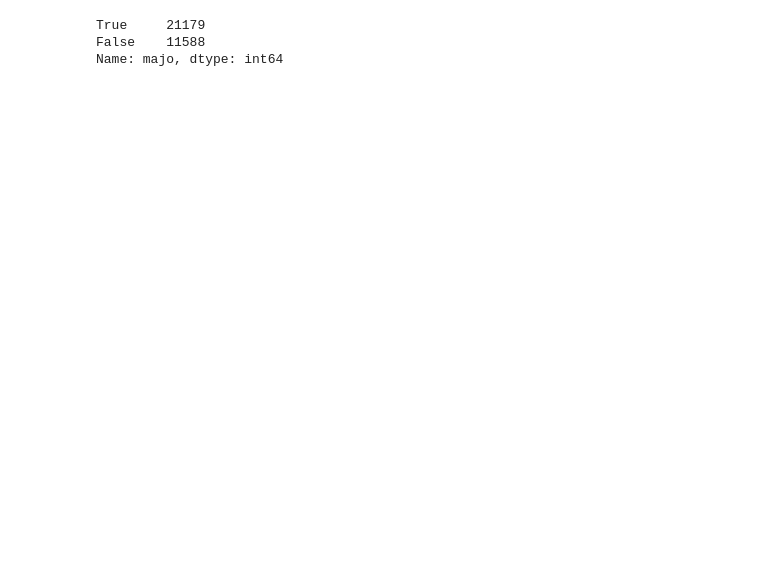
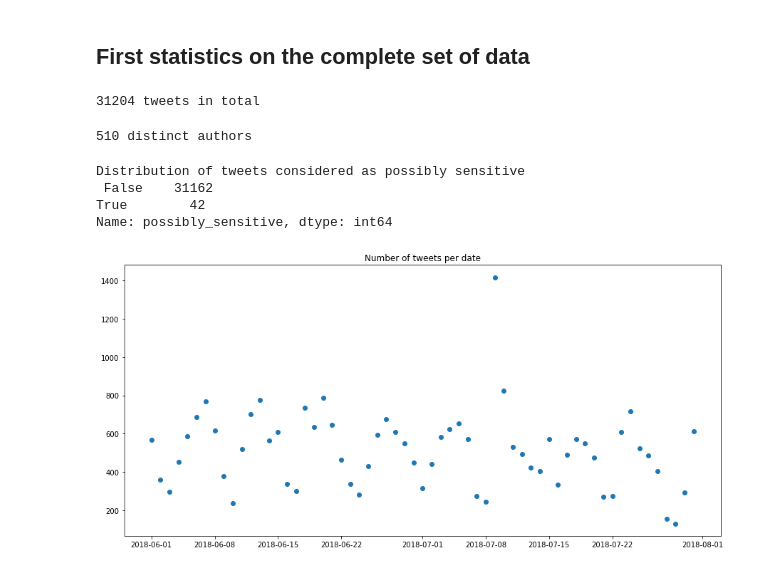
Before and after one commit to mthsansu/MLNLP, a Jupyter notebook: Code/Descriptive_statistics.ipynb, the cells around one changed output. Cells and saved outputs as stored; diff of their text form; code cells hidden in the pictures; blank space fills up the shorter version.

```diff
--- a/Code/Descriptive_statistics.ipynb
+++ b/Code/Descriptive_statistics.ipynb
@@ -138,8 +33,30 @@ hist = df["nb_mandats"].hist()
-# %%
-# Get number of majo
-
-df.majo.value_counts()
-# %% [output]
-True     21179
-False    11588
-Name: majo, dtype: int64
+# %% [markdown]
+## First statistics on the complete set of data
+# %%
+# Number of different tweets in the database
+print(len(df.id.unique()),"tweets in total")
+# %% [output]
+31204 tweets in total
+# %%
+# Number of different MPs in the database
+print(len(df.author_id.unique()),"distinct authors")
+# %% [output]
+510 distinct authors
+# %%
+# Distribution of tweets considered as possibly sensitive
+print("Distribution of tweets considered as possibly sensitive \n", df.possibly_sensitive.value_counts())
+# %% [output]
+Distribution of tweets considered as possibly sensitive
+ False    31162
+True        42
+Name: possibly_sensitive, dtype: int64
+# %%
+# Plot the number of tweets per date
+x = df.date.value_counts().index # Get the date as x-axis
+y = df.date.value_counts() # Get the number of tweets per date as y-axis
+figure(figsize=(15, 7))
+plt.title('Number of tweets per date')
+plt.plot_date(x, y, xdate=True)
+plt.show() # Plot the graph
+# %% [output]
+[figure, added]
```
Also changed, not shown: parts of 45 cells of this notebook.
